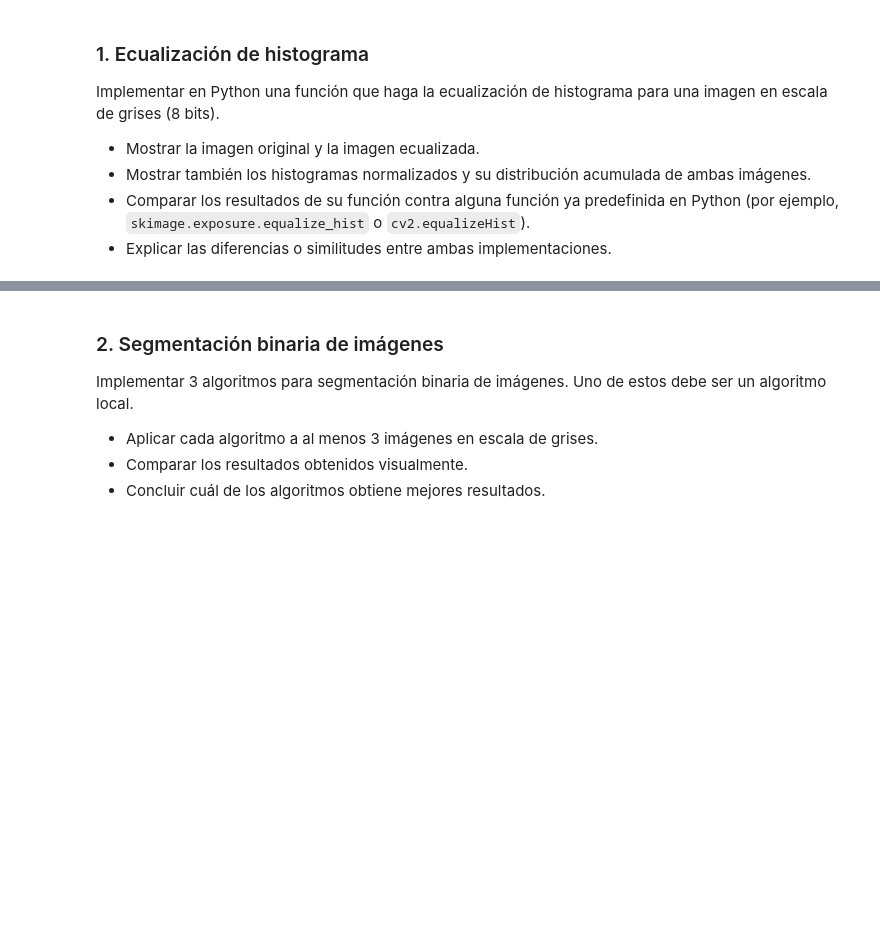
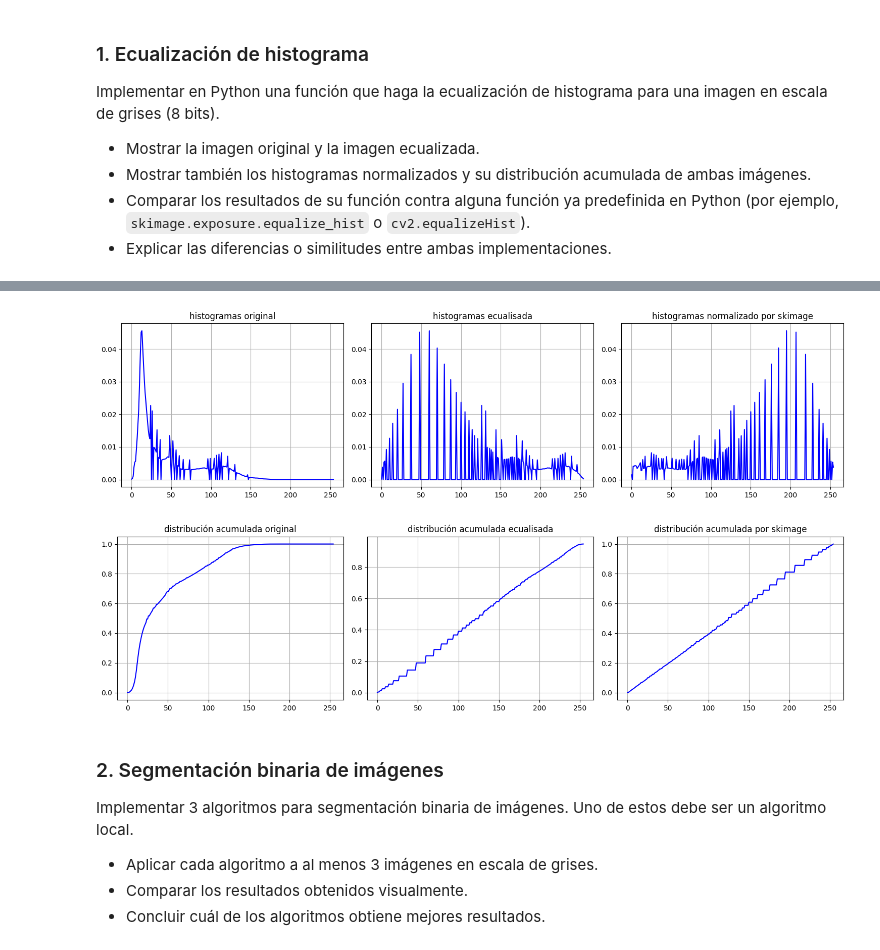
Before and after one commit to DiggsPapu/computer-vision-lab-1, a Jupyter notebook: Lab1.ipynb, the cells around one changed output, grey strips where cells are left out. Saved outputs shown, nothing was run; the diff lists cells and outputs as text; code cells hidden in the pictures; blank space fills up the shorter version.

```diff
--- a/Lab1.ipynb
+++ b/Lab1.ipynb
@@ -94,3 +79,18 @@ imHisto(eF[1],eF[3],'distribucion acumulada ecualisada')
+# %%
+Ie = (Ie * 255).astype(np.uint8)
+f , x = np.histogram(Ie, bins=256, range=(0, 255))
+L, C = Ie.shape
+f = f/ (C*L)
+F = np.cumsum(f)
+datos = [(oF[1],oF[2]),(eF[1],eF[2]),(oF[1],f)]
+titulos = ['histogramas original','histogramas ecualisada','histogramas normalizado por skimage']
+mostrar_graficas(datos, titulos)
+datos = [(oF[1],oF[3]),(eF[1],eF[3]),(oF[1],F)]
+titulos = ['distribución acumulada original','distribución acumulada ecualisada','distribución acumulada por skimage']
+mostrar_graficas(datos, titulos)
+# %% [output]
+[figure, added]
+[figure, added]
 # %% [markdown]
 ### 2. Segmentación binaria de imágenes
 
```
Also changed, not shown: parts of 5 cells of this notebook, 1 other file.
